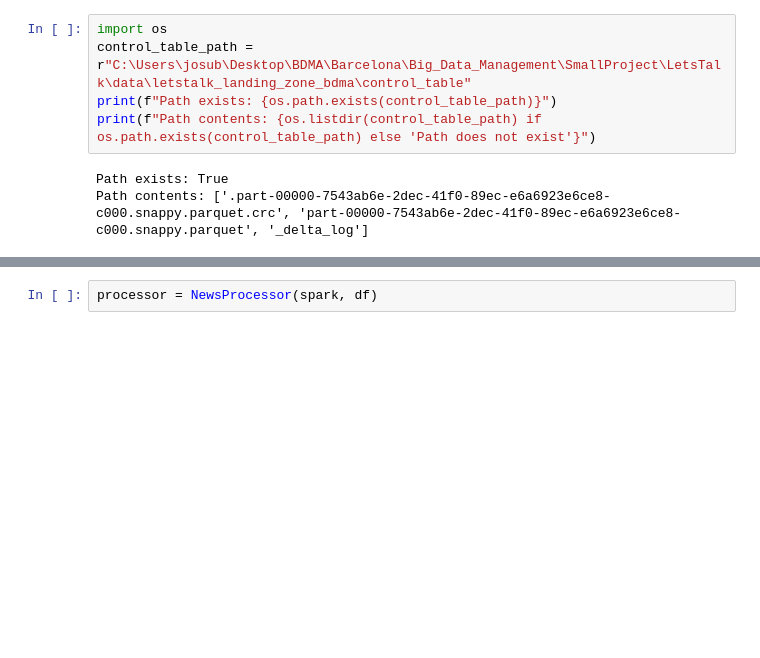
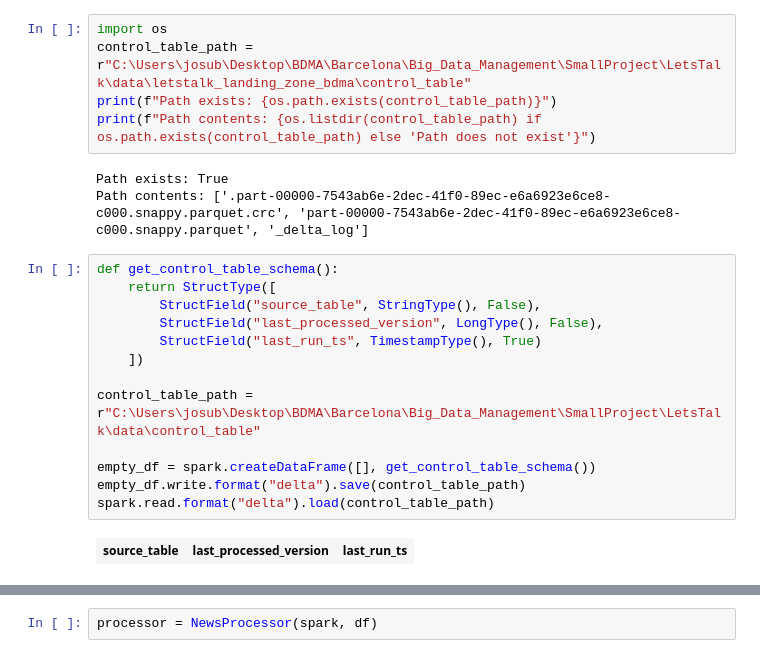
Before and after one commit to Carda01/LetsTalk, a Jupyter notebook: notebooks/explore_landing.ipynb, the cells around one changed output, grey strips where cells are left out. Drawn from its saved outputs; the diff is of its cells as text; blank space fills up the shorter version.

```diff
--- a/notebooks/explore_landing.ipynb
+++ b/notebooks/explore_landing.ipynb
@@ -61,6 +67,21 @@ print(f"Path contents: {os.listdir(control_table_path) if os.path.exists(control
 # %% [output]
 Path exists: True
 Path contents: ['.part-00000-7543ab6e-2dec-41f0-89ec-e6a6923e6ce8-c000.snappy.parquet.crc', 'part-00000-7543ab6e-2dec-41f0-89ec-e6a6923e6ce8-c000.snappy.parquet', '_delta_log']
+# %%
+def get_control_table_schema():
+    return StructType([
+        StructField("source_table", StringType(), False),
+        StructField("last_processed_version", LongType(), False),
+        StructField("last_run_ts", TimestampType(), True)
+    ])
+
+control_table_path = r"C:\Users\josub\Desktop\BDMA\Barcelona\Big_Data_Management\SmallProject\LetsTalk\data\control_table"
+
+empty_df = spark.createDataFrame([], get_control_table_schema())
+empty_df.write.format("delta").save(control_table_path)
+spark.read.format("delta").load(control_table_path)
+# %% [output]
+| source_table | last_processed_version | last_run_ts |
 # %%
 absolute_path_to_landing = r'C:\Users\josub\Desktop\BDMA\Barcelona\Big_Data_Management\SmallProject\LetsTalk\data\letstalk_landing_zone_bdma'
 table_subpath = 'delta_news/entertainment'
```
Also changed, not shown: parts of 2 cells of this notebook, 1 other file.
